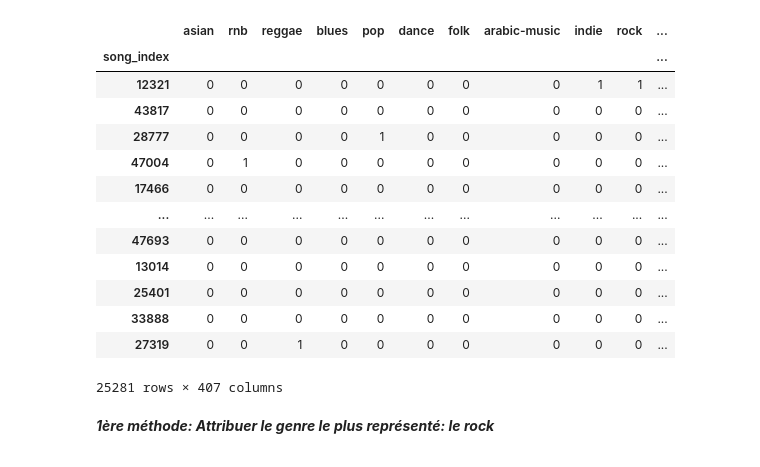
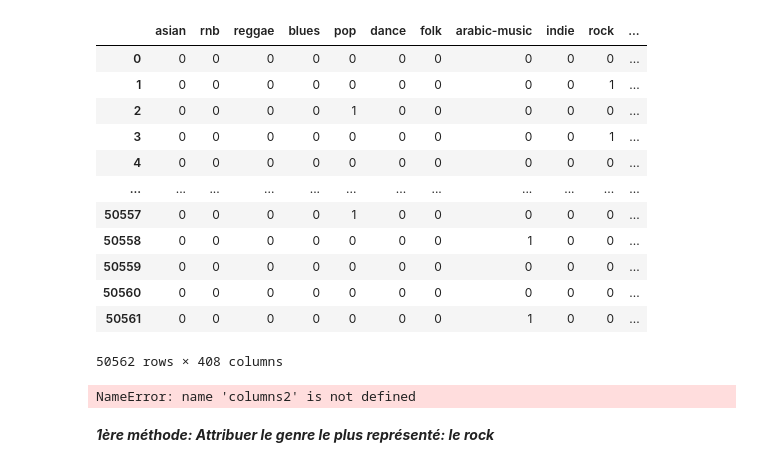
Before and after one commit to taminemelissa/multi-label-classification, a Jupyter notebook: metrics_models.ipynb, the cells around one changed output. Cells and saved outputs as stored; diff of their text form; code cells hidden in the pictures.

```diff
--- a/metrics_models.ipynb
+++ b/metrics_models.ipynb
@@ -14,21 +29,26 @@ from sklearn.metrics import hamming_loss
+# %%
+
+transform_parquet_to_csv('dataset2.parquet','dataset.csv')
+# %% [output]
+|  | asian | rnb | reggae | blues | pop | dance | folk | arabic-music | indie | rock | ... |
+| 0 | 0 | 0 | 0 | 0 | 0 | 0 | 0 | 0 | 0 | 0 | ... |
+| 1 | 0 | 0 | 0 | 0 | 0 | 0 | 0 | 0 | 0 | 1 | ... |
+| 2 | 0 | 0 | 0 | 0 | 1 | 0 | 0 | 0 | 0 | 0 | ... |
+| 3 | 0 | 0 | 0 | 0 | 0 | 0 | 0 | 0 | 0 | 1 | ... |
+| 4 | 0 | 0 | 0 | 0 | 0 | 0 | 0 | 0 | 0 | 0 | ... |
+| ... | ... | ... | ... | ... | ... | ... | ... | ... | ... | ... | ... |
+| 50557 | 0 | 0 | 0 | 0 | 1 | 0 | 0 | 0 | 0 | 0 | ... |
+| 50558 | 0 | 0 | 0 | 0 | 0 | 0 | 0 | 1 | 0 | 0 | ... |
+| 50559 | 0 | 0 | 0 | 0 | 0 | 0 | 0 | 0 | 0 | 0 | ... |
+| 50560 | 0 | 0 | 0 | 0 | 0 | 0 | 0 | 0 | 0 | 0 | ... |
+| 50561 | 0 | 0 | 0 | 0 | 0 | 0 | 0 | 1 | 0 | 0 | ... |
+50562 rows × 408 columns
 # %%
-df= pd.read_csv('half_dataset2.csv')
-df.set_index('song_index',drop=True)
+df=pd.read_csv('dataset.csv')
-# %% [output]
-|  | asian | rnb | reggae | blues | pop | dance | folk | arabic-music | indie | rock | ... |
-| song_index |  |  |  |  |  |  |  |  |  |  | ... |
-| 12321 | 0 | 0 | 0 | 0 | 0 | 0 | 0 | 0 | 1 | 1 | ... |
-| 43817 | 0 | 0 | 0 | 0 | 0 | 0 | 0 | 0 | 0 | 0 | ... |
-| 28777 | 0 | 0 | 0 | 0 | 1 | 0 | 0 | 0 | 0 | 0 | ... |
-| 47004 | 0 | 1 | 0 | 0 | 0 | 0 | 0 | 0 | 0 | 0 | ... |
-| 17466 | 0 | 0 | 0 | 0 | 0 | 0 | 0 | 0 | 0 | 0 | ... |
-| ... | ... | ... | ... | ... | ... | ... | ... | ... | ... | ... | ... |
-| 47693 | 0 | 0 | 0 | 0 | 0 | 0 | 0 | 0 | 0 | 0 | ... |
-| 13014 | 0 | 0 | 0 | 0 | 0 | 0 | 0 | 0 | 0 | 0 | ... |
-| 25401 | 0 | 0 | 0 | 0 | 0 | 0 | 0 | 0 | 0 | 0 | ... |
-| 33888 | 0 | 0 | 0 | 0 | 0 | 0 | 0 | 0 | 0 | 0 | ... |
-| 27319 | 0 | 0 | 1 | 0 | 0 | 0 | 0 | 0 | 0 | 0 | ... |
-25281 rows × 407 columns
+# %%
+X,Y=extract_values_array(df,0.5)
+# %% [output]
+NameError: name 'columns2' is not defined
 # %%
 from sklearn.linear_model import LogisticRegression
 from sklearn.model_selection import train_test_split
```
Also changed, not shown: parts of 3 cells of this notebook, 2 other files.
